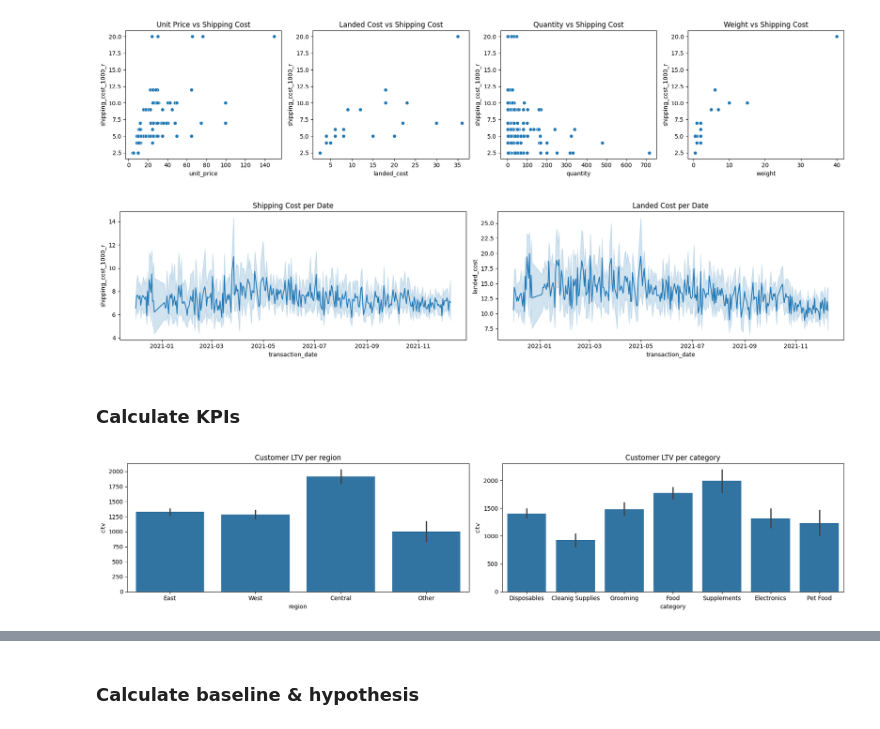
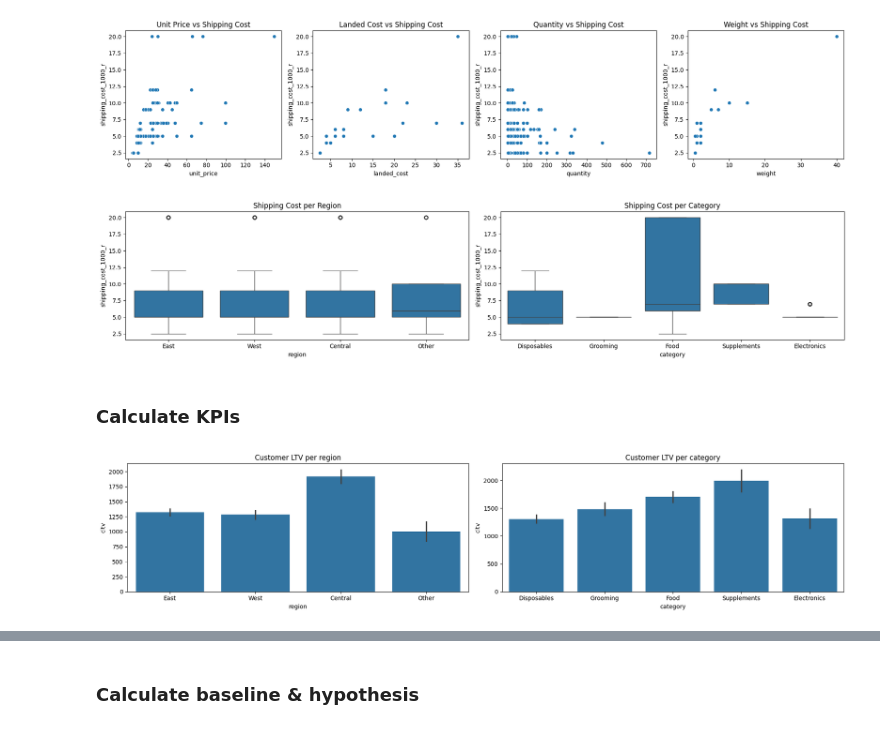
Before and after one commit to bfreiheit/shipping-cost-analysis, a Jupyter notebook: notebooks/EDA.ipynb, the cells around one changed output, grey strips where cells are left out. Saved outputs shown, nothing was run; the diff lists cells and outputs as text; code cells hidden in the pictures.

```diff
--- a/notebooks/EDA.ipynb
+++ b/notebooks/EDA.ipynb
@@ -67,0 +78,2 @@ df = df.dropna()
+# %%
+df.category = df.category.replace({"Cleanig Supplies": "Disposables", "Pet Food": "Food"})
@@ -147,14 +169,14 @@ plt.show()
 [figure]
 # %%
 fig, axs = plt.subplots(1, 2, figsize=(18, 4))
-sns.lineplot(data=df, x="transaction_date", y="shipping_cost_1000_r", ax=axs[0])
-axs[0].set_title("Shipping Cost per Date")
-sns.lineplot(data=df, x="transaction_date", y="landed_cost", ax=axs[1])
-axs[1].set_title("Landed Cost per Date")
+sns.boxplot(data=df, x="region", y="shipping_cost_1000_r", ax=axs[0])
+axs[0].set_title("Shipping Cost per Region")
+sns.boxplot(data=df, x="category", y="shipping_cost_1000_r", ax=axs[1])
+axs[1].set_title("Shipping Cost per Category")
 plt.tight_layout()
 plt.show()
 # %% [output]
-[figure, old version]
+[figure, new version]
 # %% [markdown]
 ### **Calculate KPIs**
 # %%
@@ -170,4 +192,4 @@ axs[1].set_title("Customer LTV per category")
 plt.tight_layout()
 plt.show()
 # %% [output]
-[figure, old version]
+[figure, new version]
```
Also changed, not shown: parts of 12 cells of this notebook.
